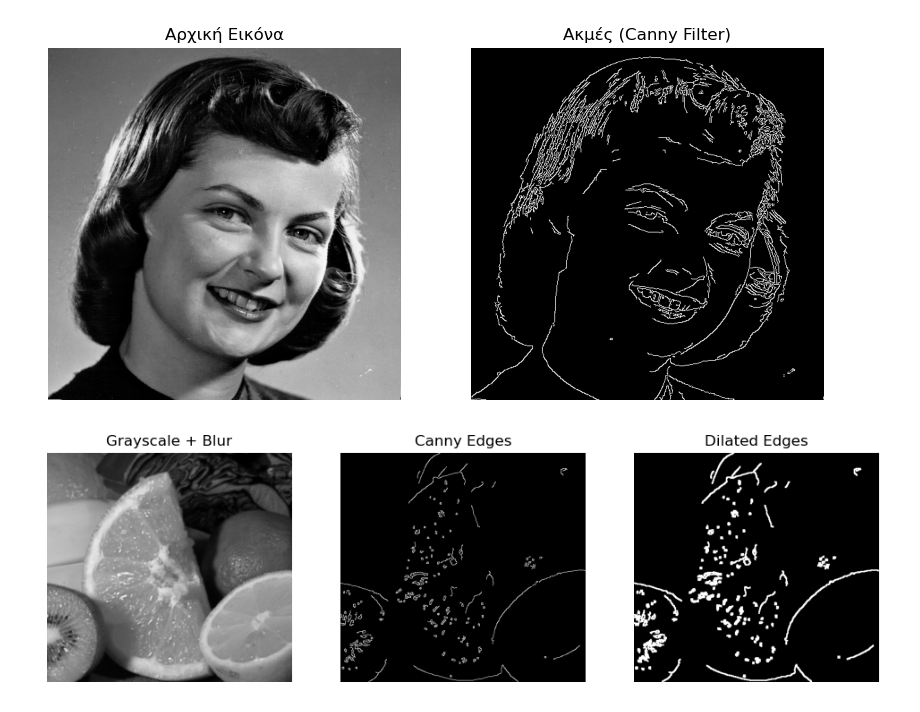
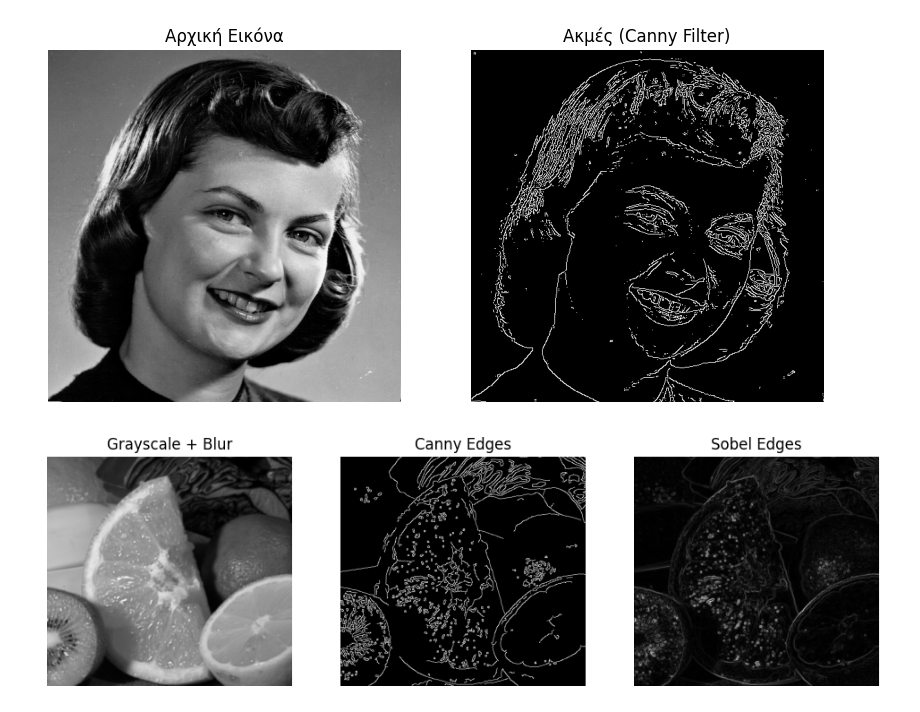
Before and after one commit to FOTIS21/EIKONES, a Jupyter notebook: ex3_2.ipynb, the cells around one changed output. Drawn from its saved outputs; the diff is of its cells as text; code cells hidden in the pictures.

```diff
--- a/ex3_2.ipynb
+++ b/ex3_2.ipynb
@@ -2,13 +2,13 @@
 import cv2
 import matplotlib.pyplot as plt
 
-# 1. Φόρτωση της εικόνας σε grayscale
+# Loading the image on grayscale
 img = cv2.imread('girlface.jpg', cv2.IMREAD_GRAYSCALE)
 
-# 2. Εφαρμογή φίλτρου Canny για εντοπισμό ακμών
-edges = cv2.Canny(img, threshold1=100, threshold2=200)
+# Canny Edge Detection
+edges = cv2.Canny(img, 100, 100)
 
-# 3. Εμφάνιση του αποτελέσματος
+# Showing the results
 plt.figure(figsize=(10, 5))
 plt.subplot(1, 2, 1)
 plt.title("Αρχική Εικόνα")
@@ -21,45 +21,51 @@ plt.imshow(edges, cmap='gray')
 plt.axis('off')
 plt.show()
 # %% [output]
-[figure, old version]
+[figure, new version]
 # %%
+import numpy as np
 import cv2
 import matplotlib.pyplot as plt
 
-# 1. Φόρτωση εικόνας και μετατροπή σε grayscale
+# Loading the image on grayscale
 img = cv2.imread('fruits.jpg')
 gray = cv2.cvtColor(img, cv2.COLOR_BGR2GRAY)
 
-# 2. Προ-επεξεργασία: Gaussian Blur για μείωση θορύβου
+# Gaussian Blur to reduce noise
 blur = cv2.GaussianBlur(gray, (5, 5), 0)
 
-# 3. Εντοπισμός περιγραμμάτων με Canny
-edges = cv2.Canny(blur, 80, 180)
+# Canny Edge Detection
+edges = cv2.Canny(blur, 40, 100)
 
-# 4. (προαιρετικό) Διεύρυνση ακμών για πιο έντονα περιγράμματα
-kernel = cv2.getStructuringElement(cv2.MORPH_RECT, (3, 3))
-dilated = cv2.dilate(edges, kernel, iterations=1)
+# Sobel Edge Detection
+sobel_x = cv2.Sobel(img, cv2.CV_64F, 1, 0, ksize=3)  # Οριζόντιος
+sobel_y = cv2.Sobel(img, cv2.CV_64F, 0, 1, ksize=3)  # Κάθετος
 
-# 5. Εμφάνιση
+# Sobel Edge Detection combined
+sobel_combined = np.sqrt(sobel_x**2 + sobel_y**2)
+sobel_combined = np.uint8(255 * sobel_combined / np.max(sobel_combined))  # Κανονικοποίηση
+
+
+# 5. Printing the results
 plt.figure(figsize=(12, 5))
 plt.subplot(1, 3, 1)
 plt.title("Grayscale + Blur")
 plt.imshow(blur, cmap='gray')
 plt.axis('off')
 
 plt.subplot(1, 3, 2)
 plt.title("Canny Edges")
 plt.imshow(edges, cmap='gray')
 plt.axis('off')
 
 plt.subplot(1, 3, 3)
-plt.title("Dilated Edges")
-plt.imshow(dilated, cmap='gray')
+plt.title("Sobel Edges")
+plt.imshow(sobel_combined, cmap='gray')
 plt.axis('off')
 
 plt.show()
 # %% [output]
-[figure, old version]
+[figure, new version]
 # %%
 import cv2
 import matplotlib.pyplot as plt
```
Also changed, not shown: parts of 1 cell of this notebook, 10 other files.
